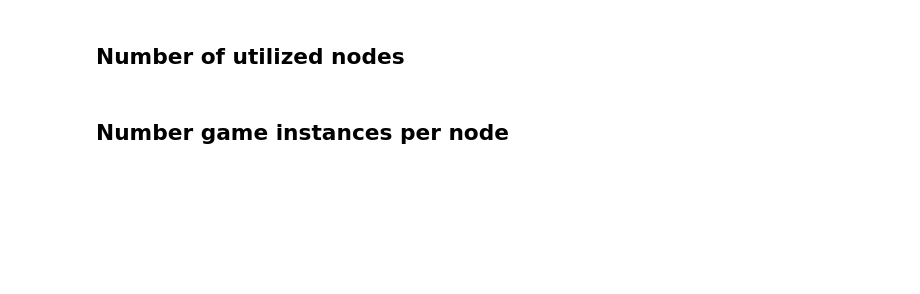
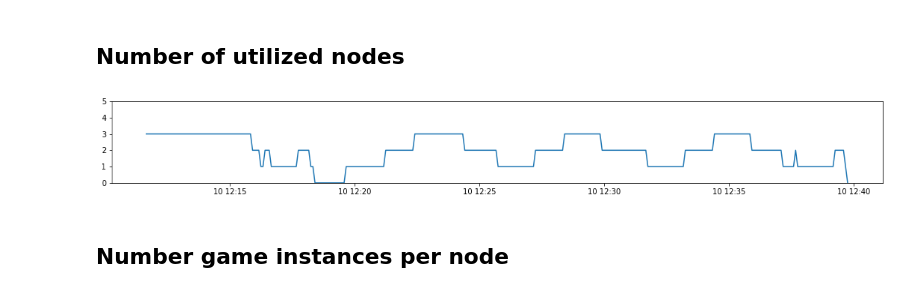
Before and after one commit to ErwinRussel/rapture, a Jupyter notebook: scheduler/data_analysis/Untitled.ipynb, the cells around one changed output. Drawn from its saved outputs; the diff is of its cells as text; code cells hidden in the pictures; blank space fills up the shorter version.

```diff
--- a/scheduler/data_analysis/Untitled.ipynb
+++ b/scheduler/data_analysis/Untitled.ipynb
@@ -12,7 +14,7 @@ import datetime
 def num_utl_nodes():
     metric = "Num_utilized_nodes"
     contents = []
-    with open("../experiment_data/" + strategy + "/" + metric + ".json", 'r') as j:
+    with open("../experiment_data/" + test + "/" + strategy + "/" + metric + ".json", 'r') as j:
          contents = json.loads(j.read())
 
     for content in contents:
@@ -30,6 +32,70 @@ def num_utl_nodes():
 
     plt.title("Number of utilized nodes")
     plt.show()
+# %%
+def num_utl_nodes():
+    metric = "Num_game_instances_node"
+    contents = []
+    with open("../experiment_data/" + test + "/" + strategy + "/" + metric + ".json", 'r') as j:
+         contents = json.loads(j.read())
+
+    # get timeline
+    start = float('inf')
+    end = 0
+    for content in contents:
+        n = len(content['values'])
+        start = min(start,content['values'][0][0])
+        end = max(end,content['values'][-1][0])
+    end += 1
+
+
+#     print(start)
+#     print(end)
+    time = list(range(start,end+5, 5))
+    data_tuples = list(zip(time,np.zeros(len(time), dtype=int)))
+    df_time = pd.DataFrame(data_tuples, columns=['t', 'values'])
+    df_time['t'] = pd.to_datetime(df_time['t'], unit='s', origin='unix')
+    df_time = df_time.set_index(['t'])
+
+    df_list = df_time
+
+    i = 1
+    for content in contents:
+        df_metrics = pd.DataFrame.from_records(content['values'], columns= ['t', 'values'])
+        df_metrics['values'] = df_metrics['values'].astype(int)
+        df_metrics['t'] = pd.to_datetime(df_metrics['t'], unit='s', origin='unix')
+        df_metrics = df_metrics.set_index(['t'])
+        missing_mask = df_time.index.isin(df_metrics.index)
+        df = pd.concat([df_metrics,df_time[~missing_mask]]).sort_index()
+#         plt.plot(df.index.tolist(),df['values'].tolist())
+
+
+#         df_metrics['values'] = df_metrics['values'].astype(int)
+#         df_missing = df_time.loc[missing_mask == False]
+#         df_metrics = pd.concat([df_metrics, df_time])
+#         df_metrics.sort_values(by=['t'])
+#         print(df_metrics)
+#         print(df_time)
+
+        df[df['values'] > 0] = 1
+        df_list['node' + str(i)] = df['values']
+        i += 1
+
+    df_list['values'] = df_list['node1'] + df_list['node2'] + df_list['node3']
+#     print(df_list)
+
+    plt.plot(df.index.tolist(),df_list['values'].tolist())
+
+    ax = plt.gca()
+    ax.set_ylim([0, 5])
+    fig = plt.gcf()
+    fig.set_size_inches(18.5, 2)
+    plt.show()
+
+
+num_utl_nodes()
+# %% [output]
+[figure, added]
 # %% [markdown]
 ## Number game instances per node
 # %%
```
Also changed, not shown: parts of 11 cells of this notebook, 9 other files.
